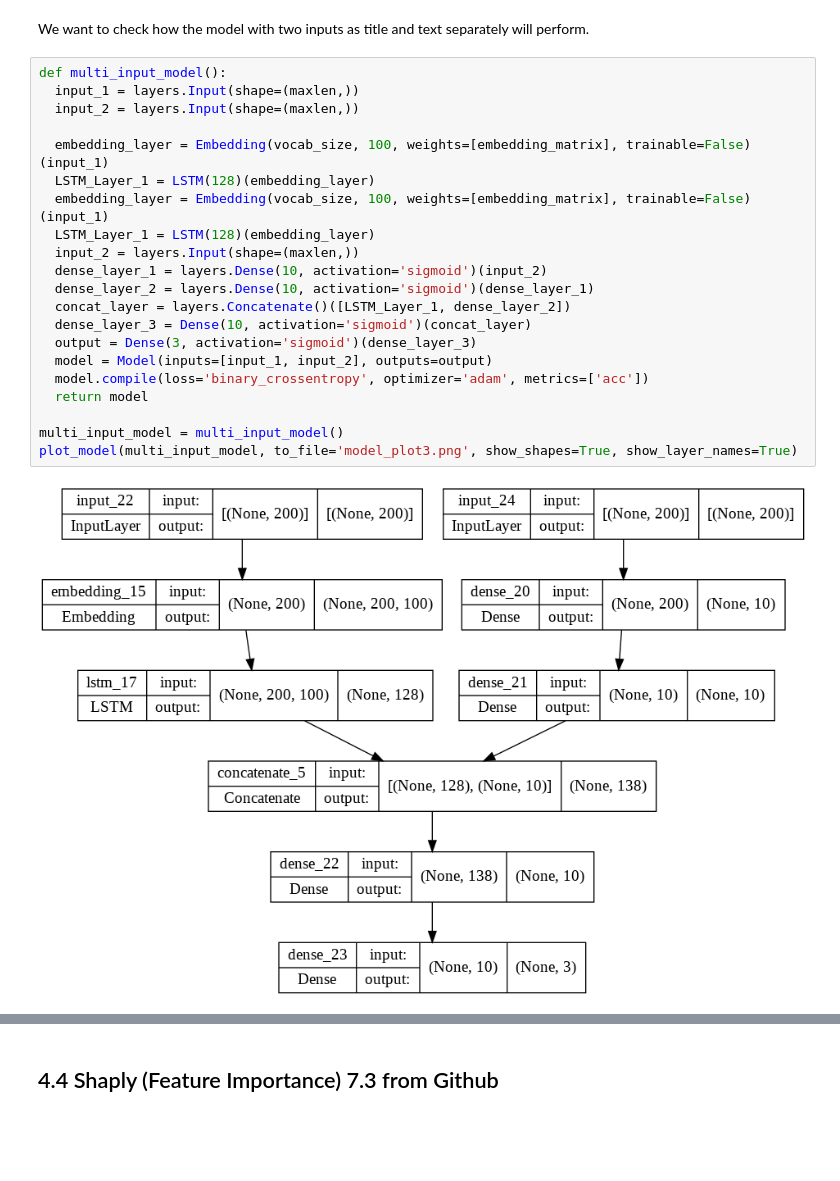
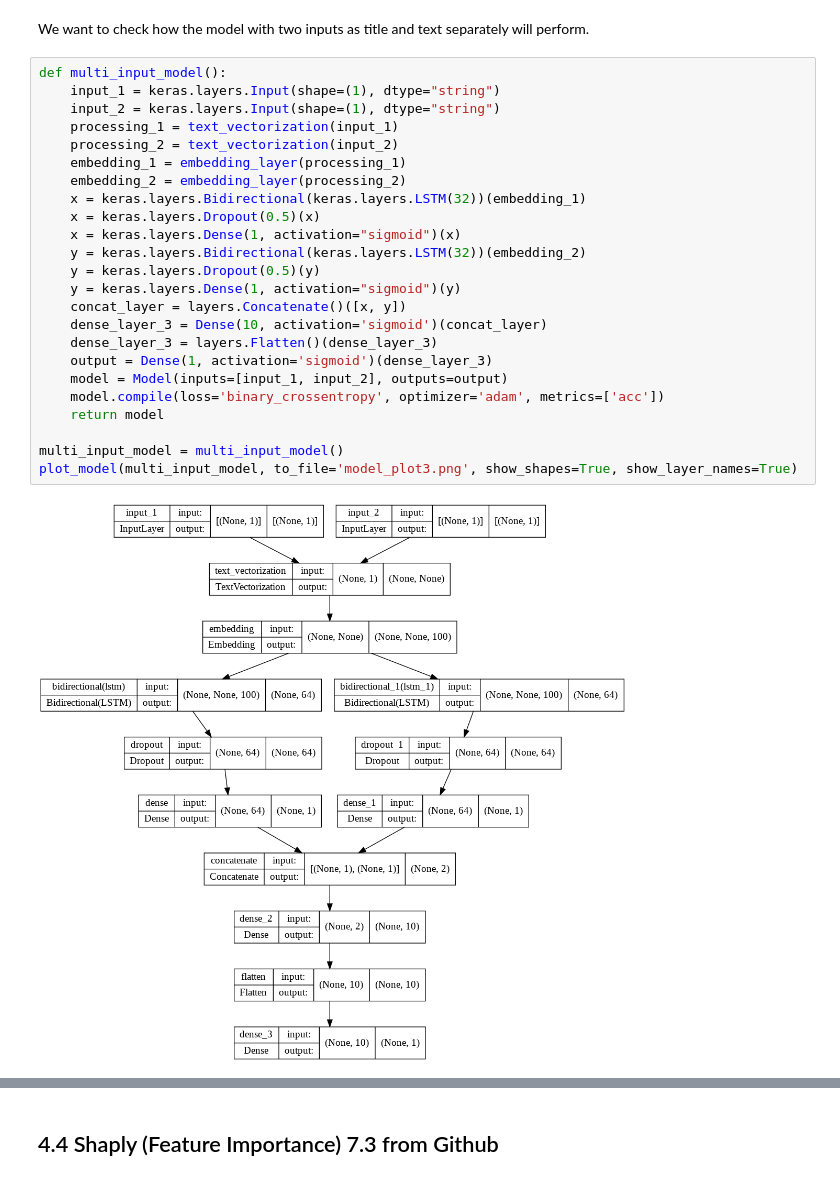
Before and after one commit to zhouchun0105/Fake-News-Detection-Project-BA865, a Jupyter notebook: FINAL_NOTEBOOK_BA865_Fake_News_Classification_Project.ipynb, the cells around one changed output, grey strips where cells are left out. Drawn from its saved outputs; the diff is of its cells as text; blank space fills up the shorter version.

Commit message:
updated multi-input model

```diff
--- a/FINAL_NOTEBOOK_BA865_Fake_News_Classification_Project.ipynb
+++ b/FINAL_NOTEBOOK_BA865_Fake_News_Classification_Project.ipynb
@@ -1595,25 +1565,28 @@ The resulting model is about 87.55% accurate in the holdout sample.
 We want to check how the model with two inputs as title and text separately will perform.
 # %%
 def multi_input_model():
-  input_1 = layers.Input(shape=(maxlen,))
-  input_2 = layers.Input(shape=(maxlen,))
-
-  embedding_layer = Embedding(vocab_size, 100, weights=[embedding_matrix], trainable=False)(input_1)
-  LSTM_Layer_1 = LSTM(128)(embedding_layer)
-  embedding_layer = Embedding(vocab_size, 100, weights=[embedding_matrix], trainable=False)(input_1)
-  LSTM_Layer_1 = LSTM(128)(embedding_layer)
-  input_2 = layers.Input(shape=(maxlen,))
-  dense_layer_1 = layers.Dense(10, activation='sigmoid')(input_2)
-  dense_layer_2 = layers.Dense(10, activation='sigmoid')(dense_layer_1)
-  concat_layer = layers.Concatenate()([LSTM_Layer_1, dense_layer_2])
-  dense_layer_3 = Dense(10, activation='sigmoid')(concat_layer)
-  output = Dense(3, activation='sigmoid')(dense_layer_3)
-  model = Model(inputs=[input_1, input_2], outputs=output)
-  model.compile(loss='binary_crossentropy', optimizer='adam', metrics=['acc'])
-  return model
+    input_1 = keras.layers.Input(shape=(1), dtype="string")
+    input_2 = keras.layers.Input(shape=(1), dtype="string")
+    processing_1 = text_vectorization(input_1)
+    processing_2 = text_vectorization(input_2)
+    embedding_1 = embedding_layer(processing_1)
+    embedding_2 = embedding_layer(processing_2)
+    x = keras.layers.Bidirectional(keras.layers.LSTM(32))(embedding_1)
+    x = keras.layers.Dropout(0.5)(x)
+    x = keras.layers.Dense(1, activation="sigmoid")(x)
+    y = keras.layers.Bidirectional(keras.layers.LSTM(32))(embedding_2)
+    y = keras.layers.Dropout(0.5)(y)
+    y = keras.layers.Dense(1, activation="sigmoid")(y)
+    concat_layer = layers.Concatenate()([x, y])
+    dense_layer_3 = Dense(10, activation='sigmoid')(concat_layer)
+    dense_layer_3 = layers.Flatten()(dense_layer_3)
+    output = Dense(1, activation='sigmoid')(dense_layer_3)
+    model = Model(inputs=[input_1, input_2], outputs=output)
+    model.compile(loss='binary_crossentropy', optimizer='adam', metrics=['acc'])
+    return model
 
 multi_input_model = multi_input_model()
 plot_model(multi_input_model, to_file='model_plot3.png', show_shapes=True, show_layer_names=True)
 # %% [output]
-[figure, old version]
+[figure, new version]
 # %%
```
Also changed, not shown: parts of 14 cells of this notebook.
